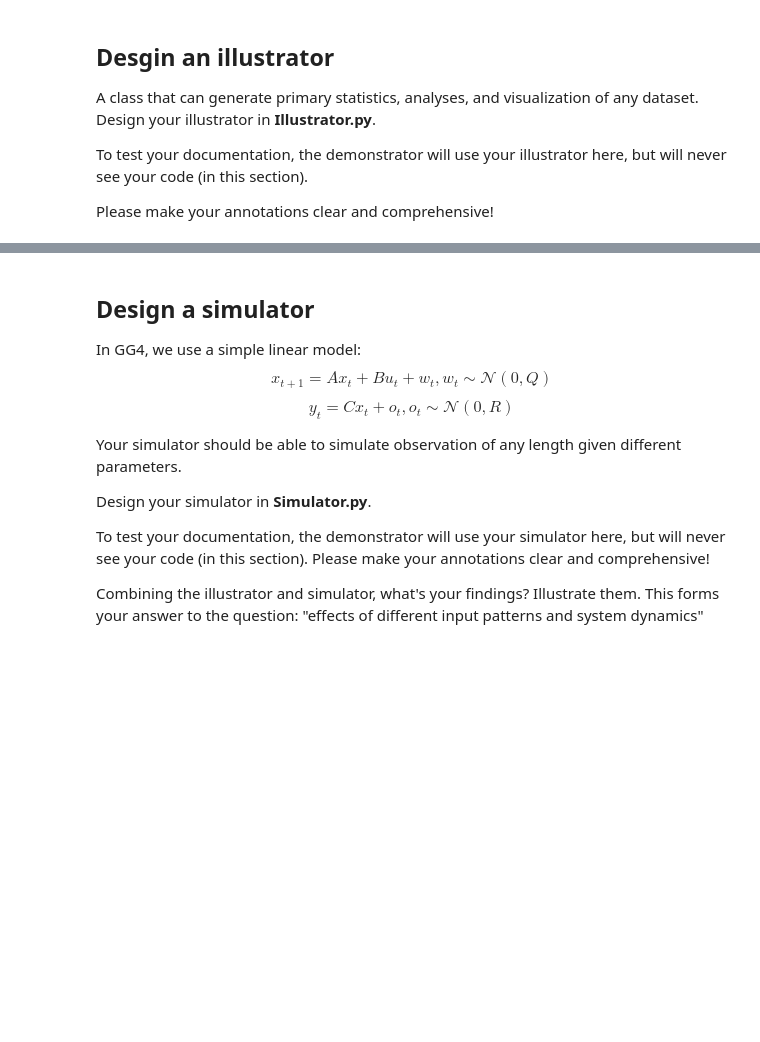
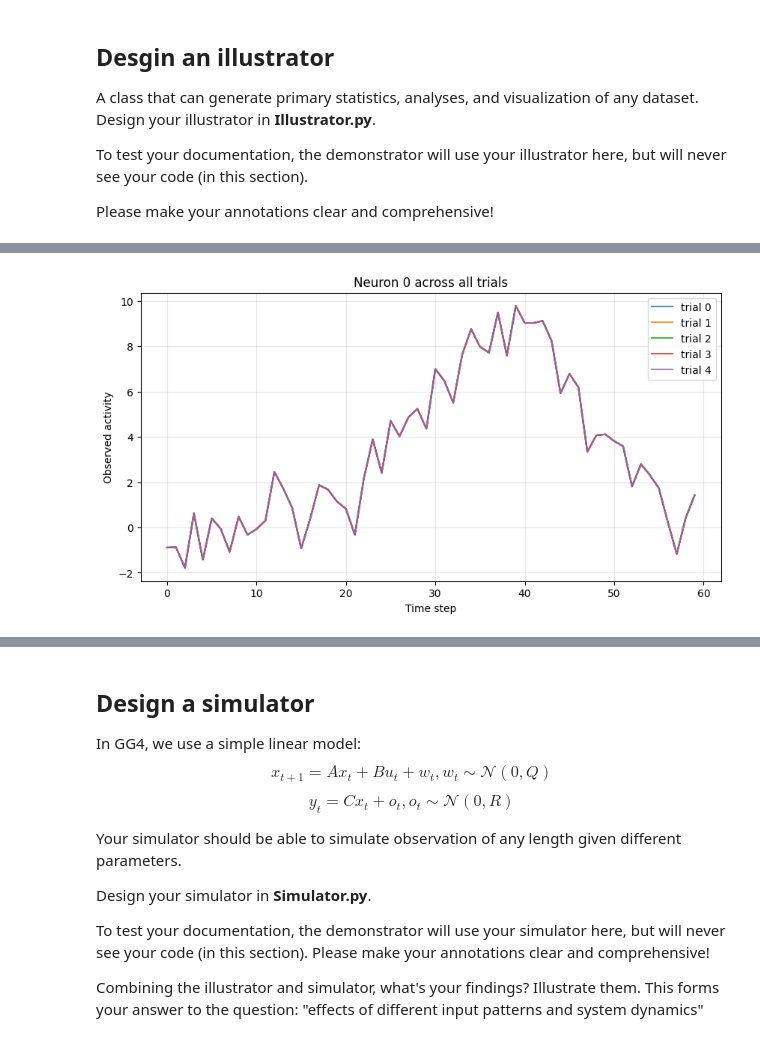
Before and after one commit to Hassan-Himaz/GG4, a Jupyter notebook: week1.ipynb, the cells around one changed output, grey strips where cells are left out. Cells and saved outputs as stored; diff of their text form; code cells hidden in the pictures; blank space fills up the shorter version.

```diff
--- a/week1.ipynb
+++ b/week1.ipynb
@@ -78,0 +87,5 @@ pass
+# %%
+# 3. Plot one neuron across all trials
+illu.plot_neuron(neuron_id=0)
+# %% [output]
+[figure, added]
```
Also changed, not shown: parts of 31 cells of this notebook.
